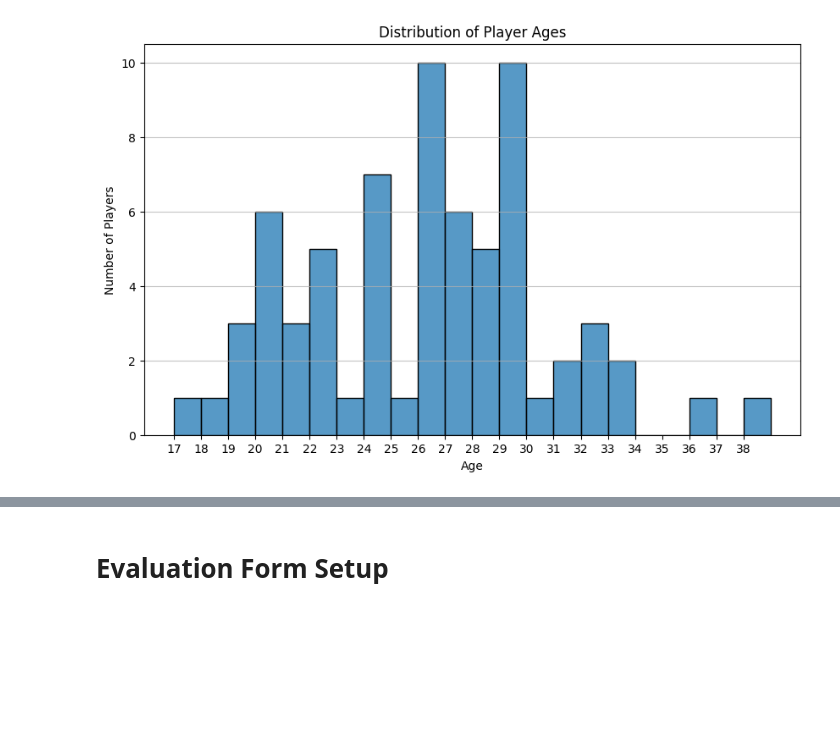
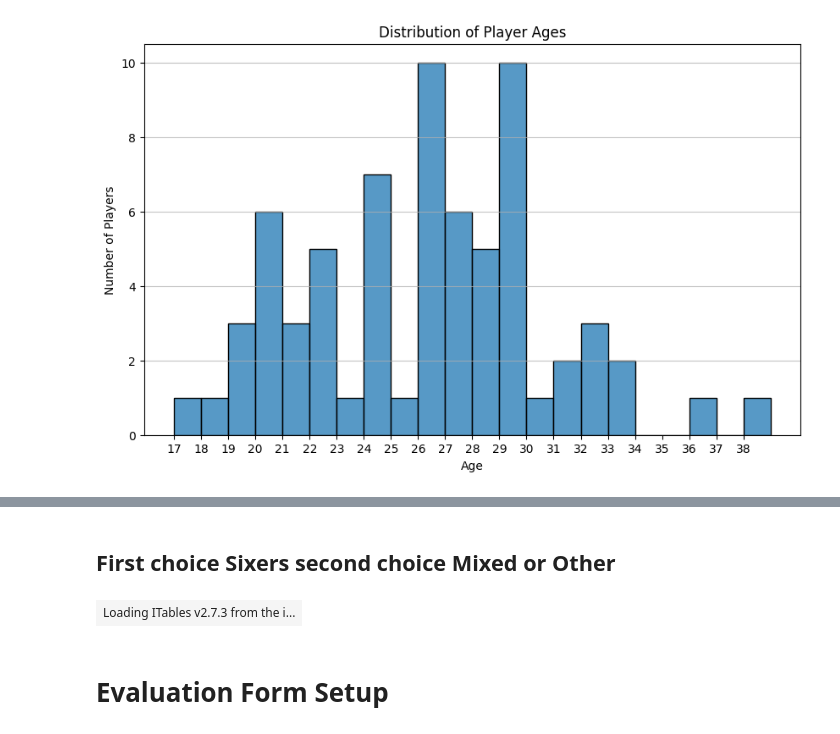
Before and after one commit to vivyuen/Incognito, a Jupyter notebook: Tryouts_2026.ipynb, the cells around one changed output, grey strips where cells are left out. Cells and saved outputs as stored; diff of their text form; code cells hidden in the pictures; blank space fills up the shorter version.

```diff
--- a/Tryouts_2026.ipynb
+++ b/Tryouts_2026.ipynb
@@ -403,3 +358,22 @@ df_cogT1_mixed
+# %% [markdown]
+## First choice Sixers second choice Mixed or Other
+# %%
+# @title
+df_filtered = df[
+    (df['Please rank your preferences for the teams you are trying out for.  [6ixers]'] == '1st choice') &
+    (
+        (df['Please rank your preferences for the teams you are trying out for.  [Other]'] == '2nd choice') |
+        (df['Please rank your preferences for the teams you are trying out for.  [Mixed ]'] == '2nd choice')
+    )
+]
+
+display(df_filtered[['Name_clean',
+                     'Email Address', 'Please rank your preferences for the teams you are trying out for.  [Other]',
+                     'Please rank your preferences for the teams you are trying out for.  [Mixed ]',
+                     'Please rank your preferences for the teams you are trying out for.  [Incognito]'
+                     ]])
+# %% [output]
+| Loading ITables v2.7.3 from the i... |
 # %% [markdown]
 # Evaluation Form Setup
 # %%
```
Also changed, not shown: parts of 20 cells of this notebook, 1 other file.
